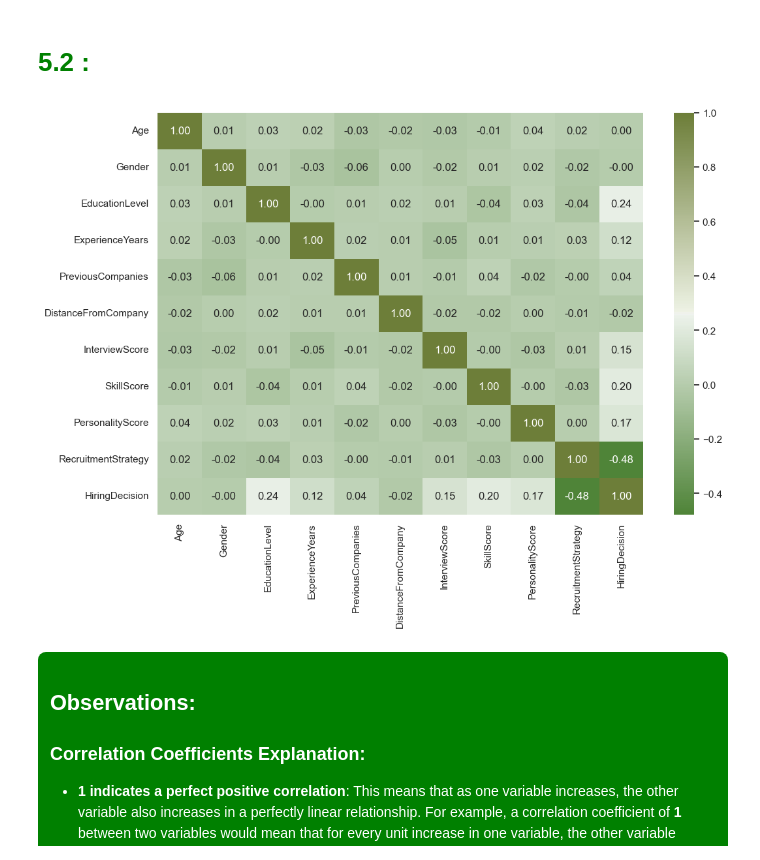
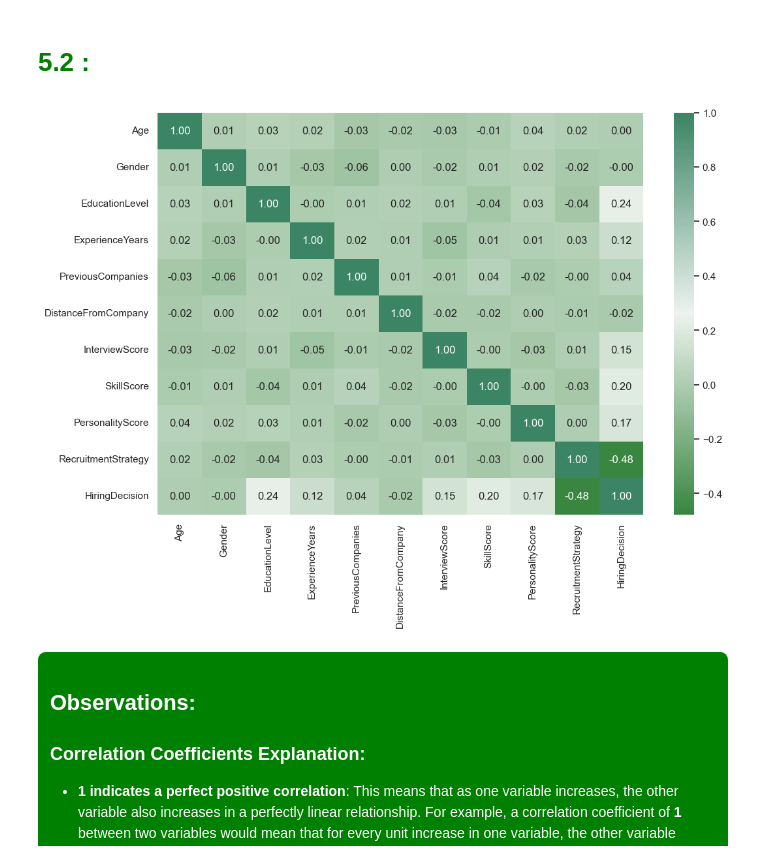
Before and after one commit to Eunnylans/Hiring--Analysis--Using--Linear--Regression, a Jupyter notebook: Predicting--Hiring--Decisions.ipynb, the cells around one changed output. Cells and saved outputs as stored; diff of their text form; code cells hidden in the pictures.

```diff
--- a/Predicting--Hiring--Decisions.ipynb
+++ b/Predicting--Hiring--Decisions.ipynb
@@ -527,11 +527,11 @@ for i in df.columns:
 # %%
 plt.figure(figsize = (12, 8))
 sns.set(style="whitegrid")
-cmap = sns.diverging_palette(120, 100, as_cmap = True)
+cmap = sns.diverging_palette(130, 150, as_cmap = True)
 sns.heatmap(df.corr(), annot = True, fmt = '.2f', cmap = cmap)
 plt.show()
 # %% [output]
-[figure, old version]
+[figure, new version]
 # %% [markdown]
 <div style="background-color:green; color:white; padding:12px;border-radius:8px">
 
```
